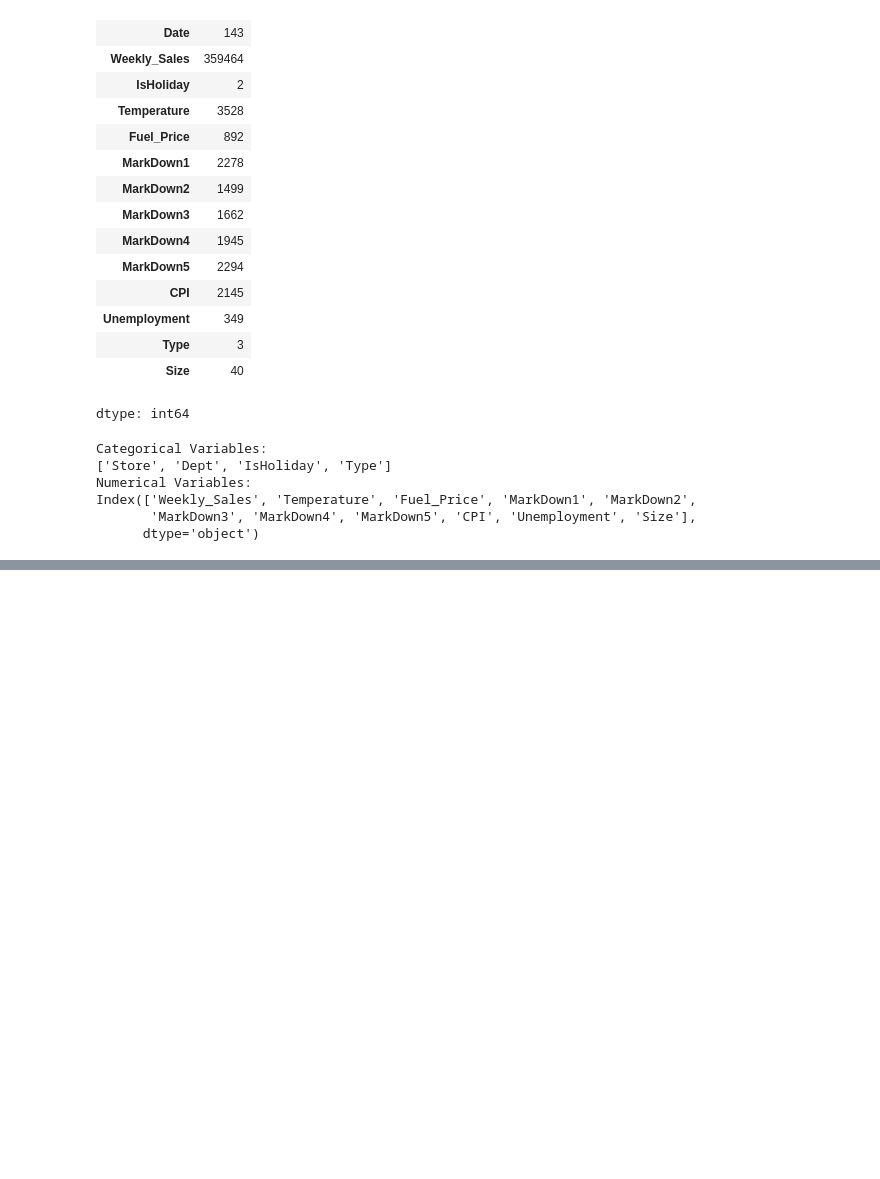
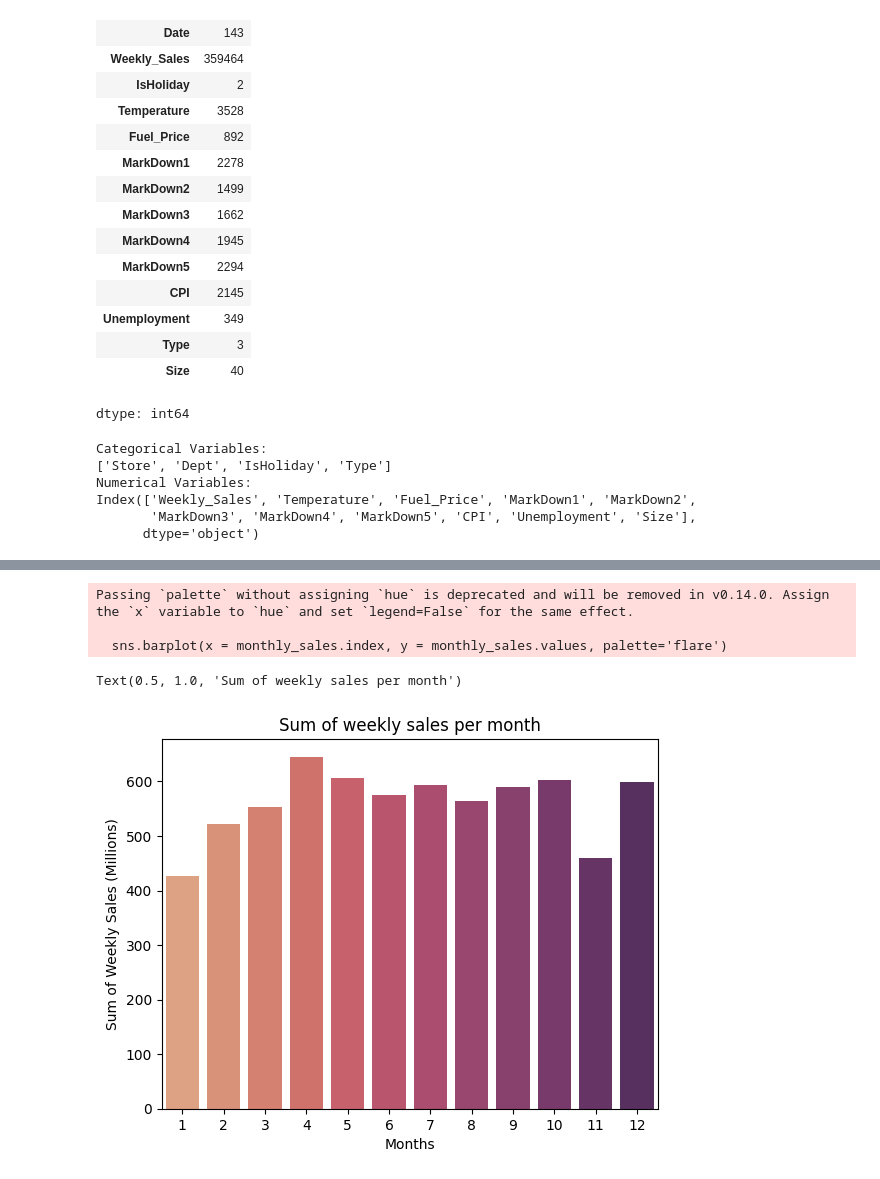
Before and after one commit to sharath199324/Integrated-Retail-Analytics-for-Store-Optimization-main, a Jupyter notebook: Retail_Analytics.ipynb, the cells around one changed output, grey strips where cells are left out. Drawn from its saved outputs; the diff is of its cells as text; code cells hidden in the pictures; blank space fills up the shorter version.

```diff
--- a/Retail_Analytics.ipynb
+++ b/Retail_Analytics.ipynb
@@ -251,0 +293,15 @@ Index(['Weekly_Sales', 'Temperature', 'Fuel_Price', 'MarkDown1', 'MarkDown2',
+# %%
+# Sum of weekly sales each month, across the years
+monthly_sales = df_new.groupby(df_new.Date.dt.month)['Weekly_Sales'].sum()/1000000
+sns.barplot(x = monthly_sales.index, y = monthly_sales.values, palette='flare')
+plt.xlabel('Months')
+plt.ylabel('Sum of Weekly Sales (Millions)')
+plt.title("Sum of weekly sales per month")
+
+# Sum of weekly sales is the highest in April, followed by October
+# %% [output]
+Passing `palette` without assigning `hue` is deprecated and will be removed in v0.14.0. Assign the `x` variable to `hue` and set `legend=False` for the same effect.
+
+  sns.barplot(x = monthly_sales.index, y = monthly_sales.values, palette='flare')
+Text(0.5, 1.0, 'Sum of weekly sales per month')
+[figure, added]
```
Also changed, not shown: parts of 36 cells of this notebook.
